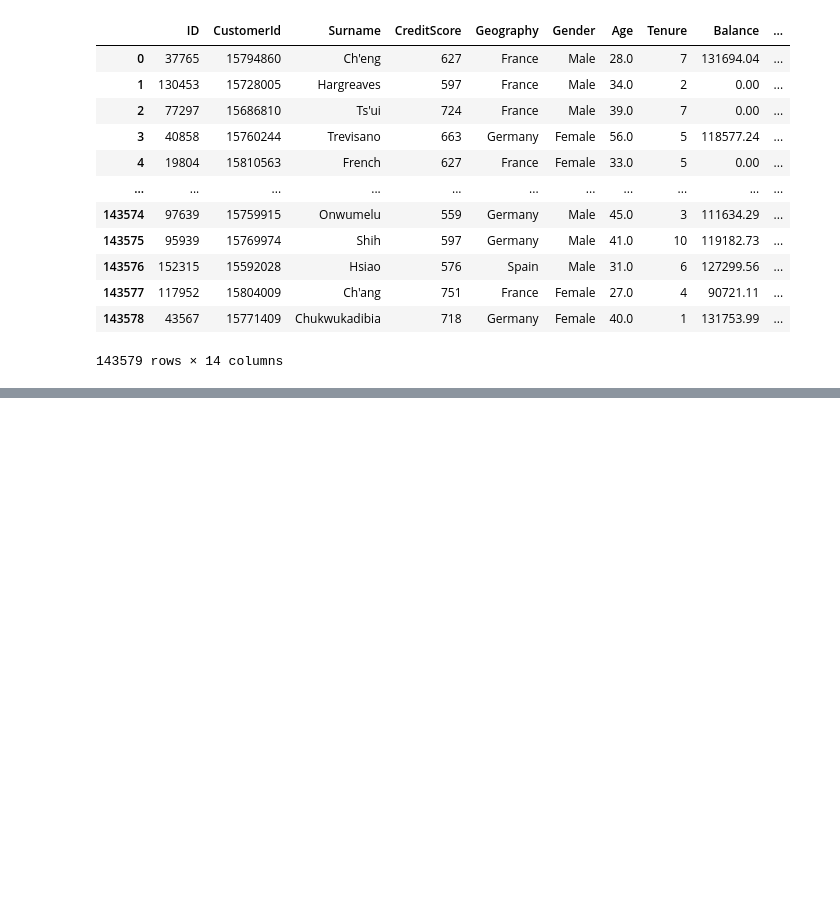
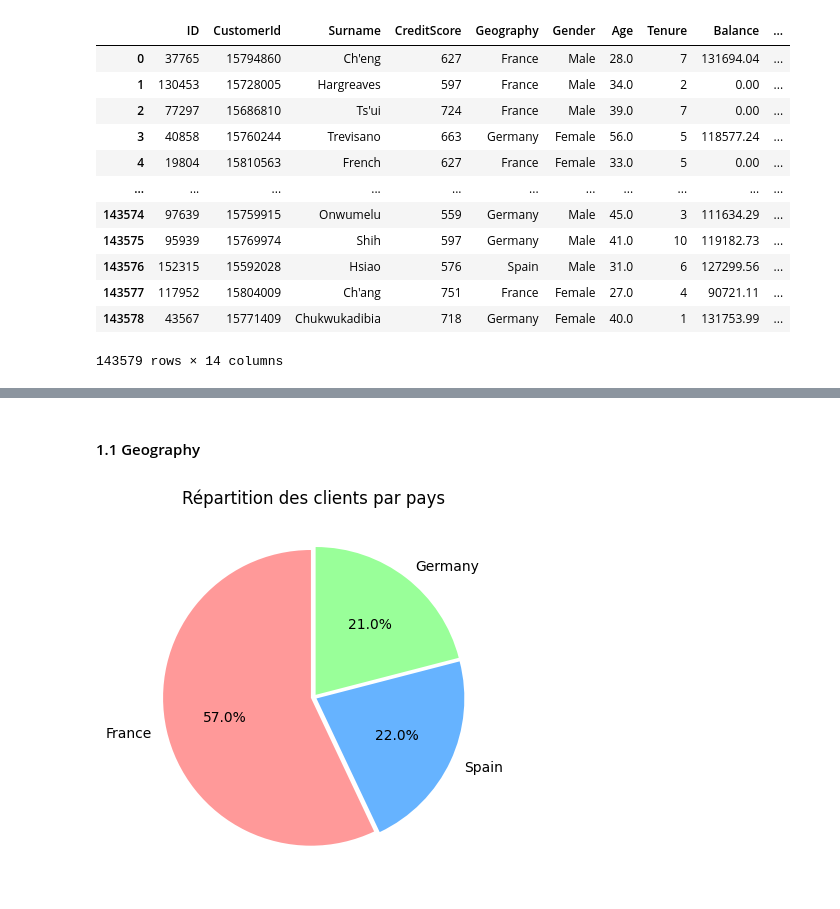
Before and after one commit to ahbarry07/mlpro-classification-bank-churn-2025, a Jupyter notebook: main.ipynb, the cells around one changed output, grey strips where cells are left out. Cells and saved outputs as stored; diff of their text form; code cells hidden in the pictures; blank space fills up the shorter version.

```diff
--- a/main.ipynb
+++ b/main.ipynb
@@ -31,0 +100,15 @@ train_data
+# %% [markdown]
+#### 1.1 Geography
+# %%
+train_data['Geography'].value_counts().plot(
+    kind='pie',
+    autopct='%1.1f%%',
+    startangle=90,
+    explode=(0.02, 0.02, 0.02),
+    colors=['#ff9999','#66b3ff','#99ff99']
+)
+plt.title('Répartition des clients par pays')
+plt.ylabel('')
+plt.show()
+# %% [output]
+[figure, added]
```
Also changed, not shown: parts of 16 cells of this notebook.
